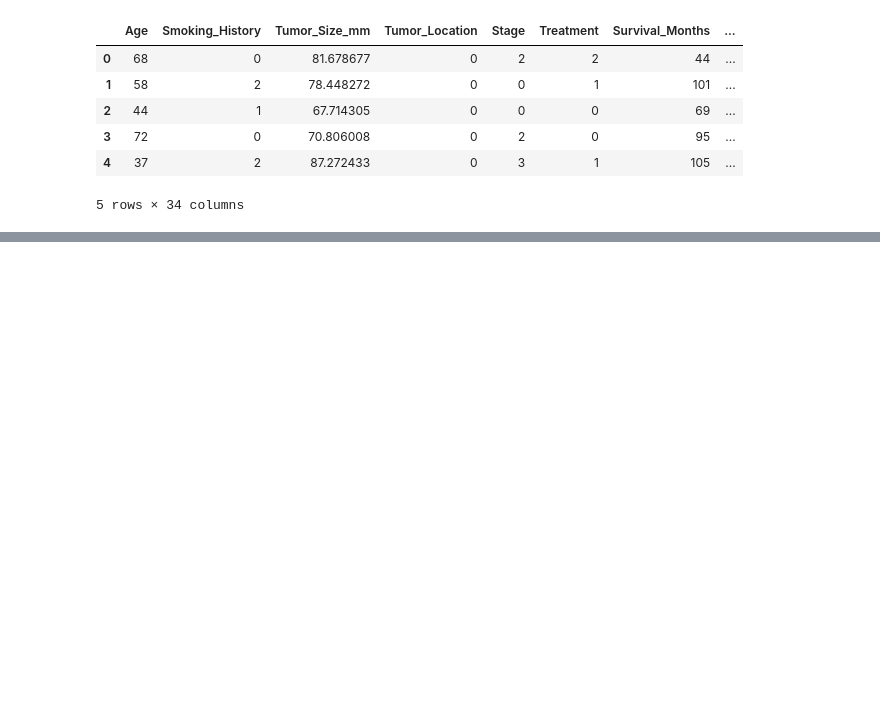
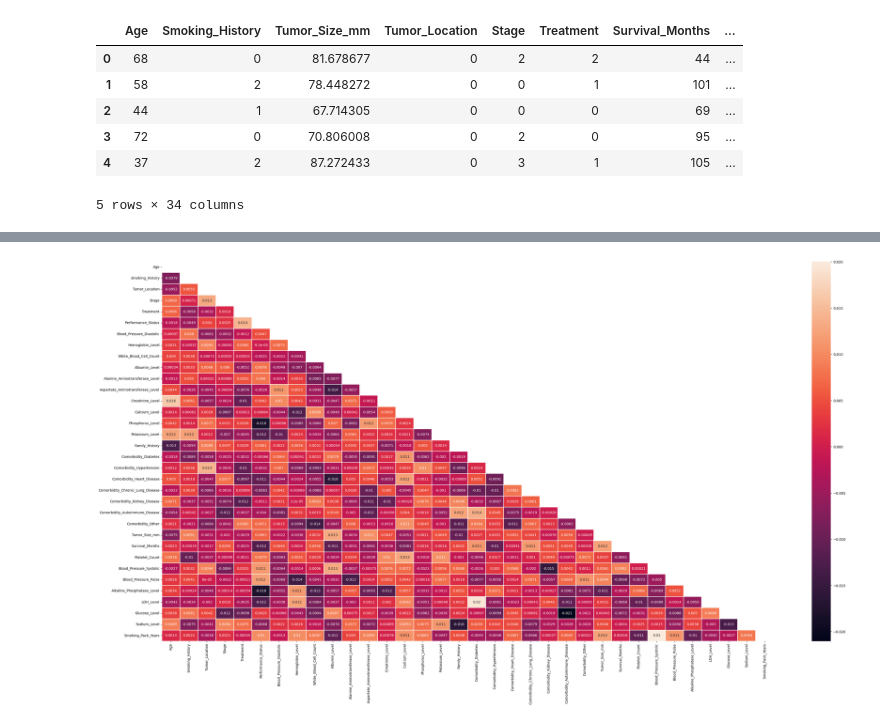
Before and after one commit to ChiefBibek/Lung-Cancer-Prediction, a Jupyter notebook: lung_cancer_prediction.ipynb, the cells around one changed output, grey strips where cells are left out. Drawn from its saved outputs; the diff is of its cells as text; code cells hidden in the pictures; blank space fills up the shorter version.

```diff
--- a/lung_cancer_prediction.ipynb
+++ b/lung_cancer_prediction.ipynb
@@ -58,0 +212,3 @@ df.head()
+# %%
+data_scaling = np.array(data_scaling)
+data_scaling
@@ -58,0 +229,4 @@ df.head()
+# %%
+SC = StandardScaler()
+data_scaling[:,:] = SC.fit_transform(data_scaling[:,:])
+data_scaling
@@ -58,0 +247,3 @@ df.head()
+# %%
+data_scaling = pd.DataFrame(data_scaling,columns=data_scaling_col)
+data_scaling
@@ -58,0 +264,3 @@ df.head()
+# %%
+df = pd.concat([df, data_scaling], axis=1)
+df
@@ -58,0 +291,6 @@ df.head()
+# %%
+plt.figure(figsize=(40, 20))
+matrix = np.triu(df.corr())
+sns.heatmap(df.corr(), annot=True, linewidth=.10, mask=matrix);
+# %% [output]
+[figure, added]
```
Also changed, not shown: parts of 32 cells of this notebook.
